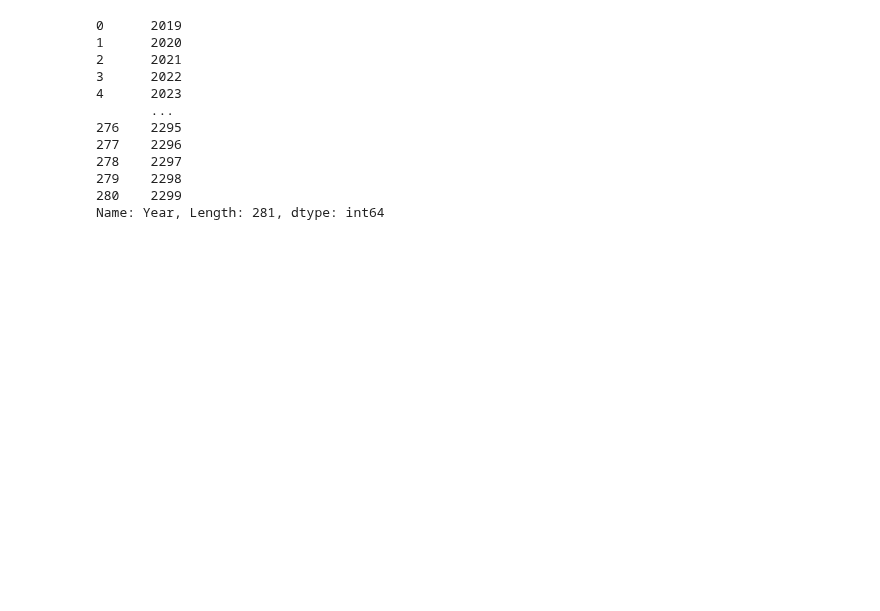
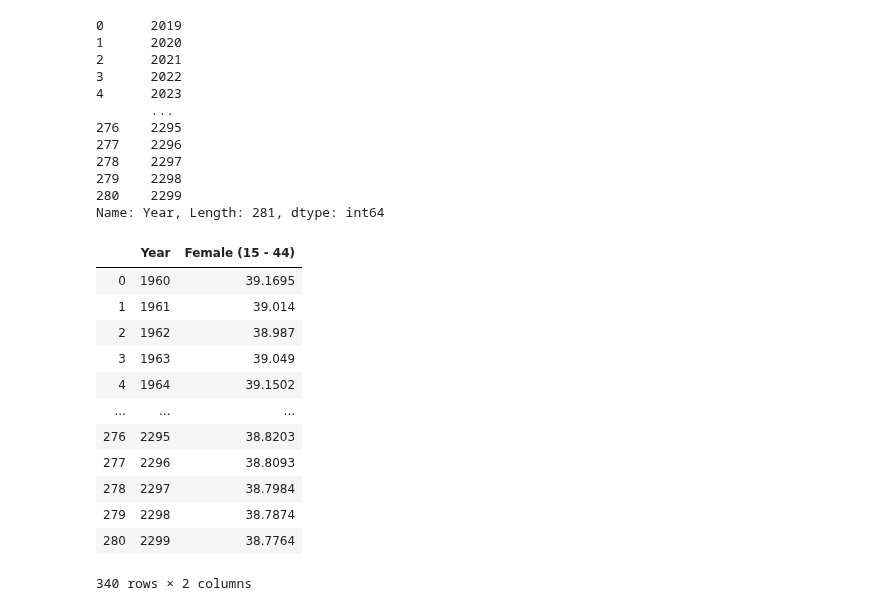
Before and after one commit to plowden/project-1-group-6, a Jupyter notebook: thien.ipynb, the cells around one changed output. Drawn from its saved outputs; the diff is of its cells as text; code cells hidden in the pictures; blank space fills up the shorter version.

```diff
--- a/thien.ipynb
+++ b/thien.ipynb
@@ -527,7 +527,21 @@ past_data_df = droppedna_df[['Year','Female (15 - 44)']]
 current_plus_proj_df = pd.concat([past_data_df, added_years])
 # %%
 current_plus_proj_df
-current_plus_proj_df.to_csv('Resources/perc_women_proj.csv',index=False)
+#current_plus_proj_df.to_csv('Resources/perc_women_proj.csv',index=False)
+# %% [output]
+|  | Year | Female (15 - 44) |
+| 0 | 1960 | 39.1695 |
+| 1 | 1961 | 39.014 |
+| 2 | 1962 | 38.987 |
+| 3 | 1963 | 39.049 |
+| 4 | 1964 | 39.1502 |
+| ... | ... | ... |
+| 276 | 2295 | 38.8203 |
+| 277 | 2296 | 38.8093 |
+| 278 | 2297 | 38.7984 |
+| 279 | 2298 | 38.7874 |
+| 280 | 2299 | 38.7764 |
+340 rows × 2 columns
 # %%
 # plt.xticks([0,10,20,30,40,50])
 ax = plt.gca()
```
Also changed, not shown: parts of 3 cells of this notebook, 1 other file.
